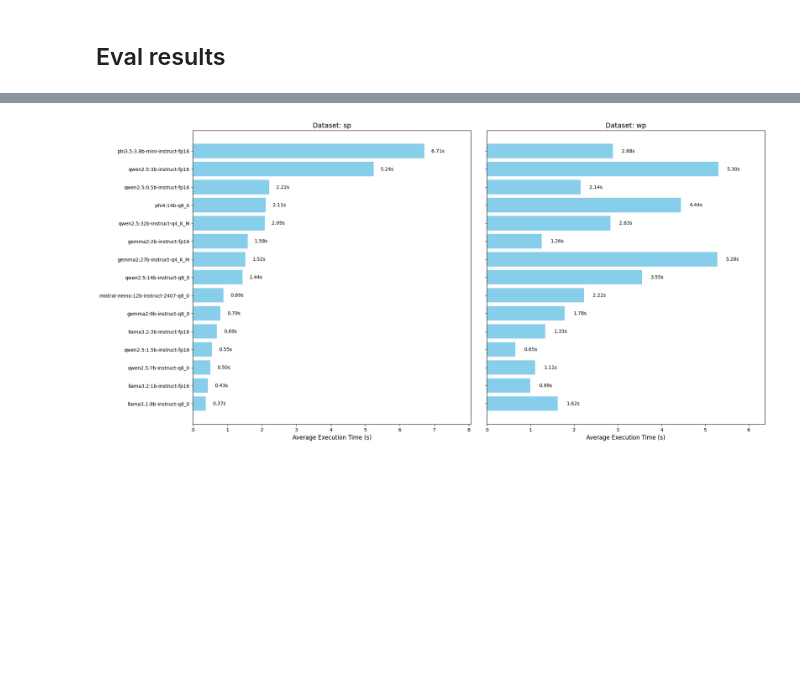
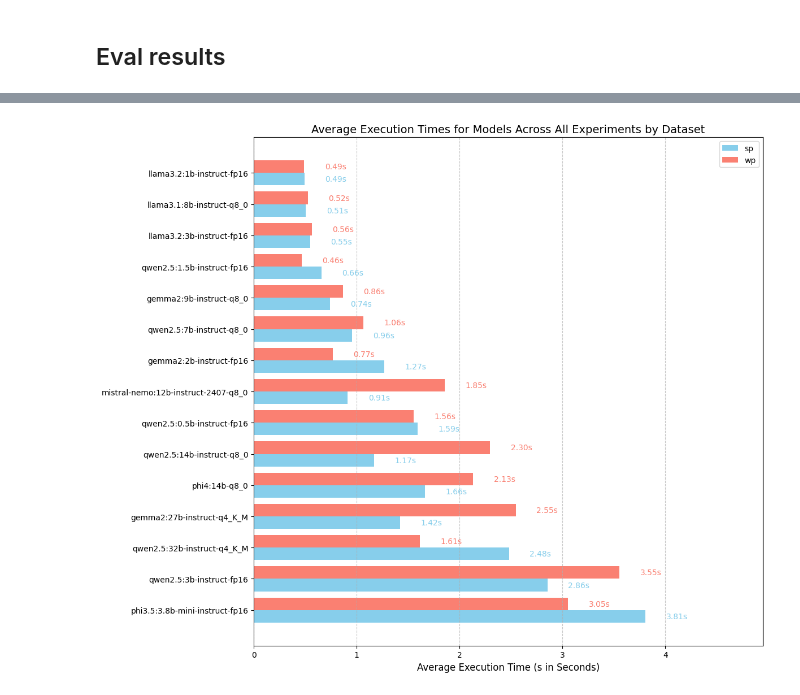
Before and after one commit to S0PEX/ICL-BRAINTEASER, a Jupyter notebook: notebooks/6_model_interferenc_speed.ipynb, the cells around one changed output, grey strips where cells are left out. Cells and saved outputs as stored; diff of their text form; code cells hidden in the pictures; blank space fills up the shorter version.

```diff
--- a/notebooks/6_model_interferenc_speed.ipynb
+++ b/notebooks/6_model_interferenc_speed.ipynb
@@ -130,6 +130,7 @@ TypeError: cannot unpack non-iterable WrappedResults object
 import glob
 from collections import defaultdict
 
+import dill as pickle
 import numpy as np
 import pandas as pd
 import matplotlib.pyplot as plt
@@ -137,7 +138,7 @@ import matplotlib.pyplot as plt
 from scripts.executor import WrappedResults
 
 # Find all result files from previous runs
-result_files = glob.glob("results/model-speed/model-speed_run-*_results.pkl")
+result_files = glob.glob("results/*/*_results.pkl", recursive=True)
 
 # Process the timing data from all result files
 all_timing_data = defaultdict(lambda: defaultdict(list))
@@ -149,10 +150,24 @@ for result_file in result_files:
 
     for dataset, results in wrapped_results.results.items():
         for model_name, model_results in results.items():
+            if (
+                "fp16" not in model_name
+                and "q8_0" not in model_name
+                and "q4_K_M" not in model_name
+            ):
+                continue
             times = [x.get_execution_time() for x in model_results]
-            avg = np.average(times)
-            data[dataset][model_name] = avg
+            if model_name not in data[dataset]:
+                data[dataset][model_name] = []
+            data[dataset][model_name].extend(times)
 
+averages = defaultdict(dict)
+for dataset, models in data.items():
+    for model, times in models.items():
+        avg = np.average(times)
+        averages[dataset][model] = avg
+
+data = averages
 # Convert the nested dictionary to a DataFrame for easier plotting
 df = pd.DataFrame()
 for dataset, model_dict in data.items():
@@ -160,35 +175,60 @@ for dataset, model_dict in data.items():
     temp_df["dataset"] = dataset
     df = pd.concat([df, temp_df], ignore_index=True)
 
-# Create a figure with subplots for each dataset
-fig, axes = plt.subplots(1, len(data), figsize=(20, 10), sharey=True)
-if len(data) == 1:
-    axes = [axes]  # Handle the case of a single dataset
+# Pivot dataframe to have models as index and datasets as columns
+pivot_df = df.pivot(index="model", columns="dataset", values="time").reset_index()
 
-for i, dataset in enumerate(data.keys()):
-    dataset_df = df[df["dataset"] == dataset]
-    dataset_df = dataset_df.sort_values("time")
+# Add combined time column for sorting
+pivot_df["combined_time"] = pivot_df.sum(axis=1, numeric_only=True)
+pivot_df = pivot_df.sort_values("combined_time", ascending=False)
+pivot_df = pivot_df.drop("combined_time", axis=1)
 
-    ax = axes[i]
-    bars = ax.barh(dataset_df["model"], dataset_df["time"], color="skyblue")
-    ax.set_title(f"Dataset: {dataset}", fontsize=14)
-    ax.set_xlabel("Average Execution Time (s)", fontsize=12)
-    ax.tick_params(axis="y", labelsize=10)
+# Create a single plot with both datasets
+fig, ax = plt.subplots(figsize=(12, 10))
 
-    # Add time values at the end of each bar
-    for bar, time in zip(bars, dataset_df["time"], strict=False):
-        ax.text(
-            bar.get_width() + 0.2,
-            bar.get_y() + bar.get_height() / 2,
-            f"{time:.2f}s",
-            va="center",
-        )
+# Set width of bars
+bar_width = 0.4
+x = np.arange(len(pivot_df))
 
-    # Ensure there's enough space for the labels
-    ax.set_xlim(0, max(dataset_df["time"]) * 1.2)
+# Plot bars for each dataset
+sp_bars = ax.barh(
+    x - bar_width / 2, pivot_df["sp"], bar_width, label="sp", color="skyblue"
+)
+wp_bars = ax.barh(
+    x + bar_width / 2, pivot_df["wp"], bar_width, label="wp", color="salmon"
+)
 
-plt.tight_layout(pad=3.0)
-plt.show()
+# Add labels and title
+ax.set_yticks(x)
+ax.set_yticklabels(pivot_df["model"])
+ax.set_xlabel("Average Execution Time (s in seconds)", fontsize=12)
+ax.set_title(
+    "Average Execution Times for Models Across All Experiments by Dataset", fontsize=14
+)
+ax.legend()
+
+# Add time values at the end of each bar
+for i, (sp_bar, wp_bar) in enumerate(zip(sp_bars, wp_bars, strict=False)):
+    ax.text(
+        sp_bar.get_width() + 0.2,
+        sp_bar.get_y() + sp_bar.get_height() / 2,
+        f"{pivot_df['sp'].iloc[i]:.2f}s",
+        va="center",
+        color="skyblue",
+    )
+    ax.text(
+        wp_bar.get_width() + 0.2,
+        wp_bar.get_y() + wp_bar.get_height() / 2,
+        f"{pivot_df['wp'].iloc[i]:.2f}s",
+        va="center",
+        color="salmon",
+    )
+
+# Ensure there's enough space for the labels
+ax.set_xlim(0, max(df["time"]) * 1.3)
+plt.grid(axis="x", linestyle="--", alpha=0.7)
+plt.tight_layout()
+plt.savefig("execution-times.pdf", format="pdf", bbox_inches="tight")
 
 # Also display the original data for reference
 display(data)
@@ -196 +253 @@ display(data)
-[figure, old version]
+[figure, new version]
```
Also changed, not shown: parts of 1 cell of this notebook, 2 other files.
